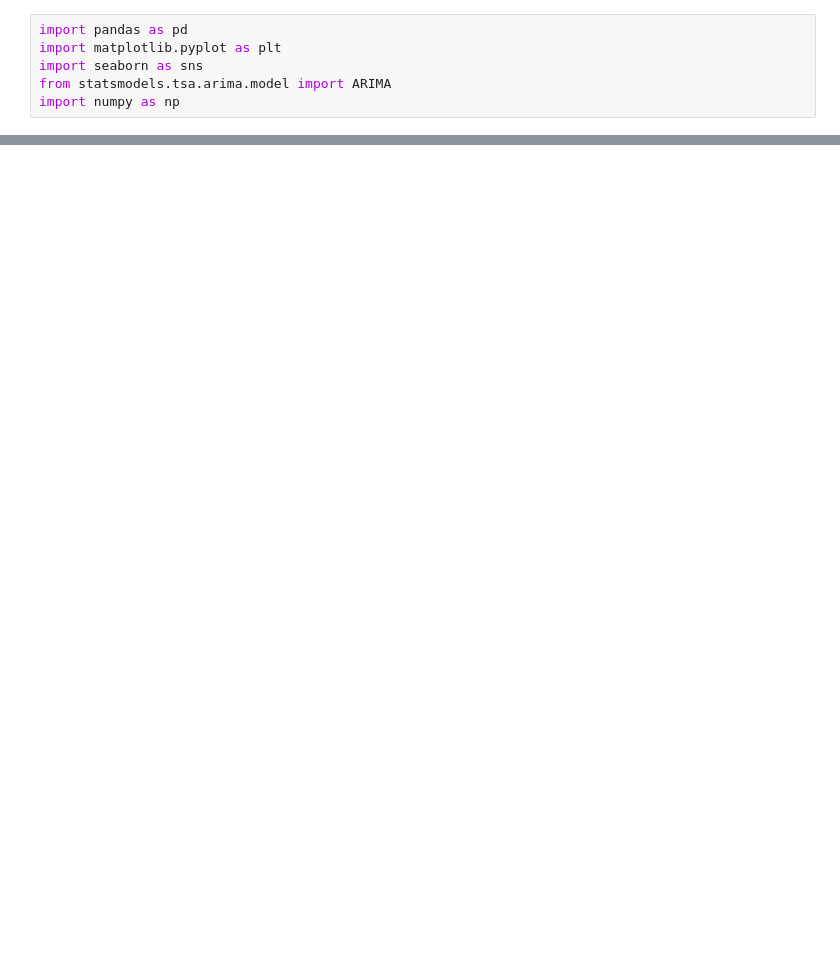
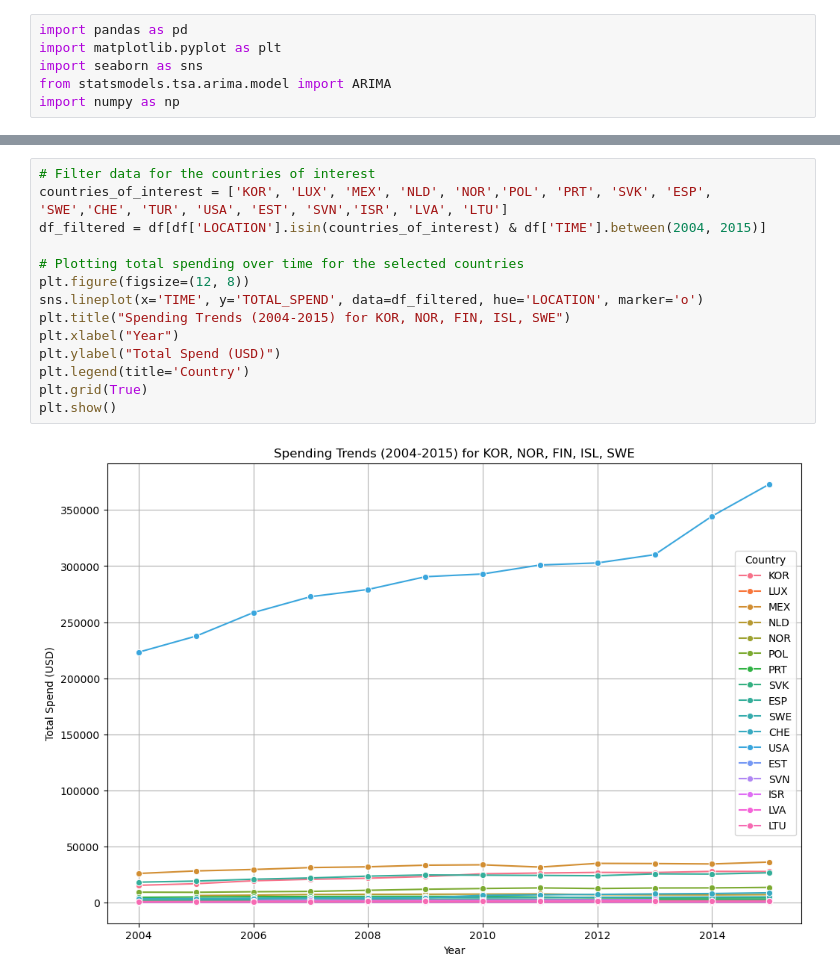
Before and after one commit to amlloren/Pharma-Spending-by-Countries, a Jupyter notebook: experiments/visual.ipynb, the cells around one changed output, grey strips where cells are left out. Drawn from its saved outputs; the diff is of its cells as text; blank space fills up the shorter version.

```diff
--- a/experiments/visual.ipynb
+++ b/experiments/visual.ipynb
@@ -11,0 +116,16 @@ FileNotFoundError: [Errno 2] No such file or directory: '../../dsi_team_22/data/
+# %%
+# Filter data for the countries of interest
+countries_of_interest = ['KOR', 'LUX', 'MEX', 'NLD', 'NOR','POL', 'PRT', 'SVK', 'ESP', 'SWE','CHE', 'TUR', 'USA', 'EST', 'SVN','ISR', 'LVA', 'LTU']
+df_filtered = df[df['LOCATION'].isin(countries_of_interest) & df['TIME'].between(2004, 2015)]
+
+# Plotting total spending over time for the selected countries
+plt.figure(figsize=(12, 8))
+sns.lineplot(x='TIME', y='TOTAL_SPEND', data=df_filtered, hue='LOCATION', marker='o')
+plt.title("Spending Trends (2004-2015) for KOR, NOR, FIN, ISL, SWE")
+plt.xlabel("Year")
+plt.ylabel("Total Spend (USD)")
+plt.legend(title='Country')
+plt.grid(True)
+plt.show()
+# %% [output]
+[figure, added]
```
Also changed, not shown: parts of 8 cells of this notebook.
